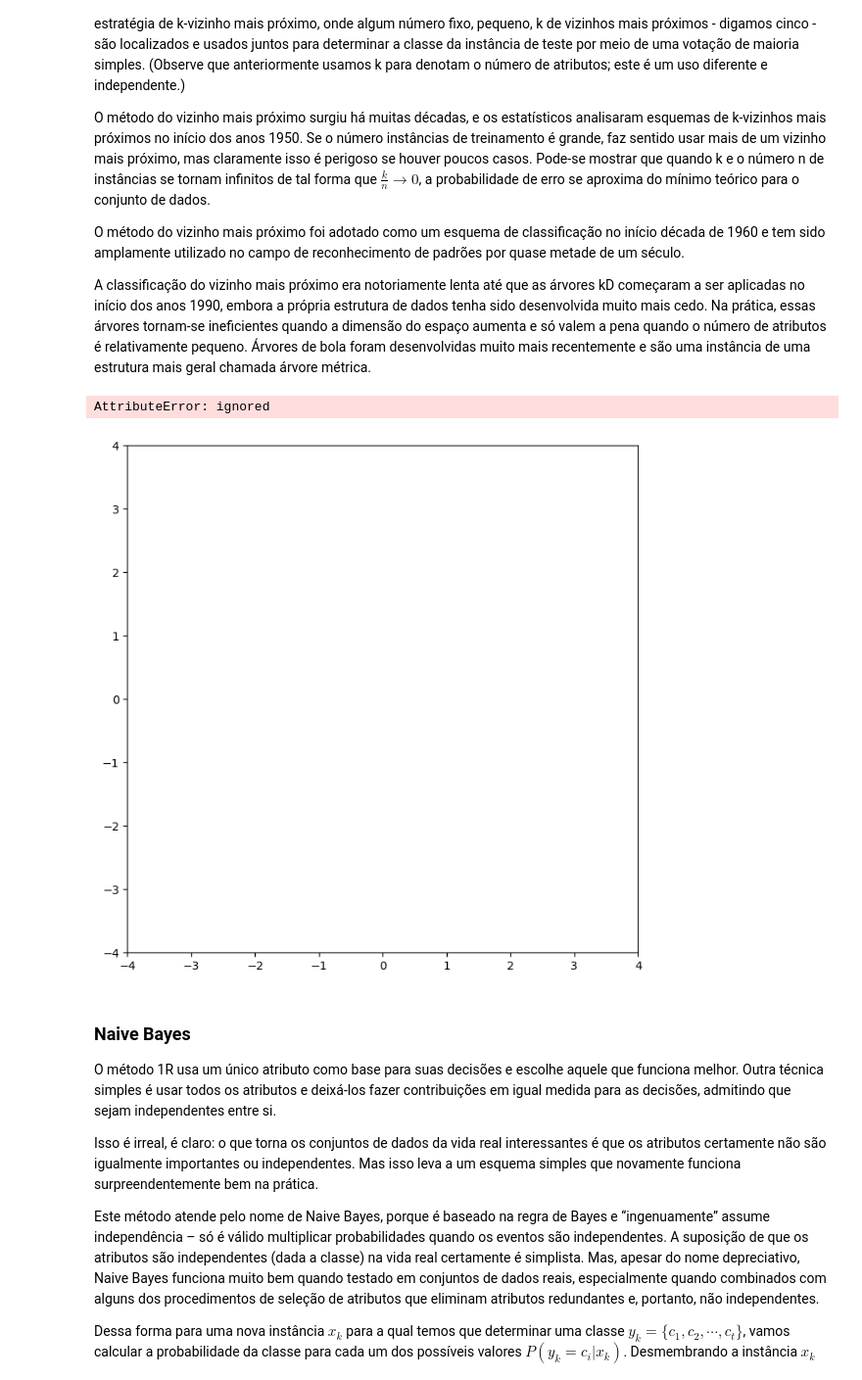
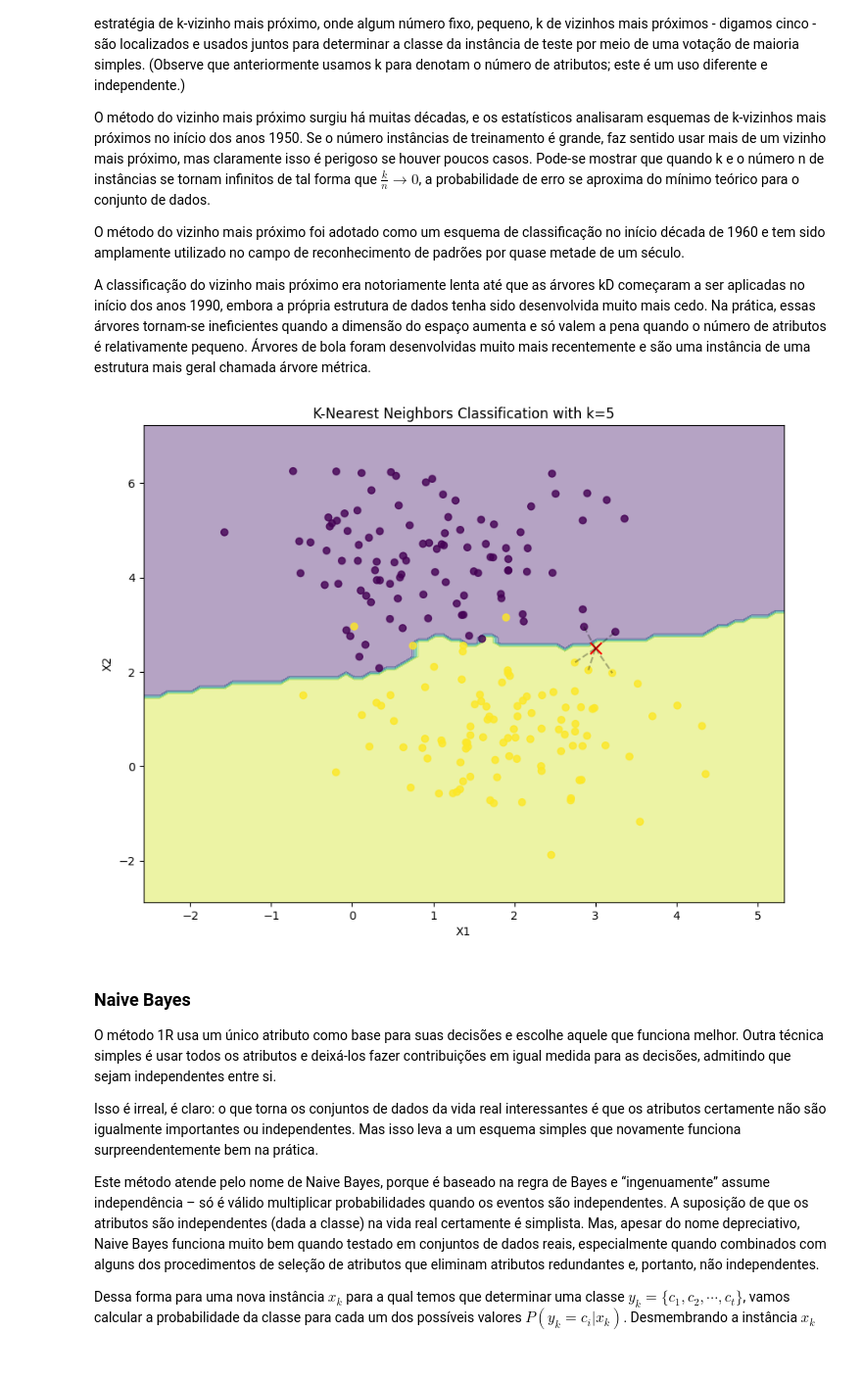
Before and after one commit to cdiegor/MineracaoDeDados, a Jupyter notebook: Mineração_de_Dados_Notas_de_aula_1aParte.ipynb, the cells around one changed output. Shown at 98% size. Saved outputs shown, nothing was run; the diff lists cells and outputs as text; code cells hidden in the pictures.

```diff
--- a/Mineração_de_Dados_Notas_de_aula_1aParte.ipynb
+++ b/Mineração_de_Dados_Notas_de_aula_1aParte.ipynb
@@ -753,46 +753,42 @@ O método do vizinho mais próximo foi adotado como um esquema de classificaçã
 
 A classificação do vizinho mais próximo era notoriamente lenta até que as árvores kD começaram a ser aplicadas no início dos anos 1990, embora a própria estrutura de dados tenha sido desenvolvida muito mais cedo. Na prática, essas árvores tornam-se ineficientes quando a dimensão do espaço aumenta e só valem a pena quando o número de atributos é relativamente pequeno. Árvores de bola foram desenvolvidas muito mais recentemente e são uma instância
 de uma estrutura mais geral chamada árvore métrica.
-# %%
-import numpy as np
-import matplotlib.pyplot as plt
-from scipy.spatial import KDTree
-
-# Generate some random data
-np.random.seed(0)
-X = np.random.normal(loc=0.0, scale=1.0, size=(100, 2))
-
-# Construct a k-d tree from the data
-tree = KDTree(X)
-
-# Plot the k-d tree
-fig, ax = plt.subplots(figsize=(8, 8))
-ax.set_xlim([-4, 4])
-ax.set_ylim([-4, 4])
-
-def plot_tree(node, depth):
-    if node is None:
-        return
-    if node.leaf:
-        x, y = node.data.T
-        ax.scatter(x, y, color='black', s=10)
-    else:
-        if node.axis == 0:
-            ax.plot([node.data[0], node.data[0]], [node.min[1], node.max[1]], color='gray', linewidth=1)
-        else:
-            ax.plot([node.min[0], node.max[0]], [node.data[1], node.data[1]], color='gray', linewidth=1)
-        plot_tree(node.less, depth+1)
-        plot_tree(node.greater, depth+1)
-
-plot_tree(tree.tree, 0)
-
-plt.title("k-d tree used in nearest neighbors algorithm")
-plt.xlabel("Feature 1")
-plt.ylabel("Feature 2")
-plt.show()
-# %% [output]
-AttributeError: ignored
-[figure, removed]
+# %%
+import numpy as np
+import matplotlib.pyplot as plt
+from sklearn.datasets import make_blobs
+from sklearn.neighbors import KNeighborsClassifier
+
+# Generate some random data with 2 classes
+X, y = make_blobs(n_samples=200, centers=2, random_state=0)
+
+# Fit a KNN classifier with k=5
+knn = KNeighborsClassifier(n_neighbors=5)
+knn.fit(X, y)
+
+# Create a mesh grid to plot the decision boundary
+xmin, xmax = X[:, 0].min() - 1, X[:, 0].max() + 1
+ymin, ymax = X[:, 1].min() - 1, X[:, 1].max() + 1
+xx, yy = np.meshgrid(np.arange(xmin, xmax, 0.1),
+                     np.arange(ymin, ymax, 0.1))
+Z = knn.predict(np.c_[xx.ravel(), yy.ravel()])
+Z = Z.reshape(xx.shape)
+
+# Classify a new example and plot its neighbors
+new_example = [3, 2.5]
+distances, indices = knn.kneighbors([new_example])
+fig, ax = plt.subplots()
+ax.contourf(xx, yy, Z, alpha=0.4)
+ax.scatter(X[:, 0], X[:, 1], c=y, alpha=0.8)
+ax.scatter(new_example[0], new_example[1], marker='x', s=100, color='red')
+for i in indices[0]:
+    ax.plot([new_example[0], X[i, 0]], [new_example[1], X[i, 1]], 'k--', alpha=0.3)
+ax.set_title('K-Nearest Neighbors Classification with k=5')
+ax.set_xlabel('X1')
+ax.set_ylabel('X2')
+plt.show()
+# %% [output]
+[figure, added]
 # %% [markdown]
 ### Naive Bayes
 
```
Also changed, not shown: parts of 6 cells of this notebook.
